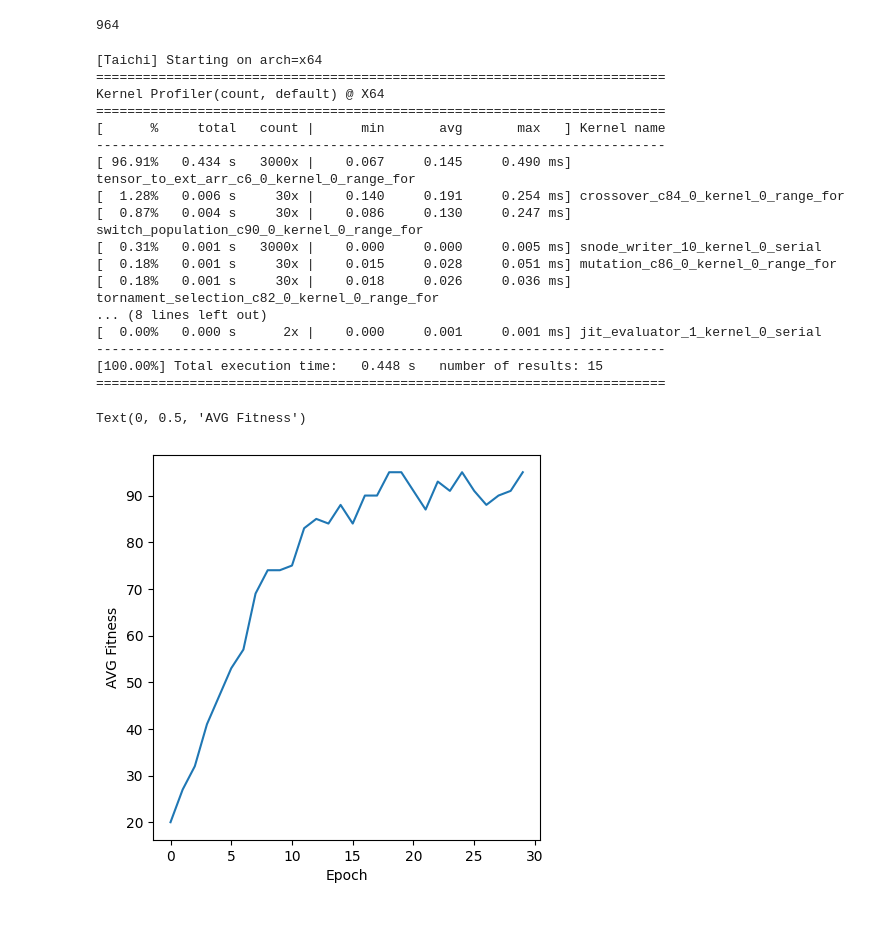
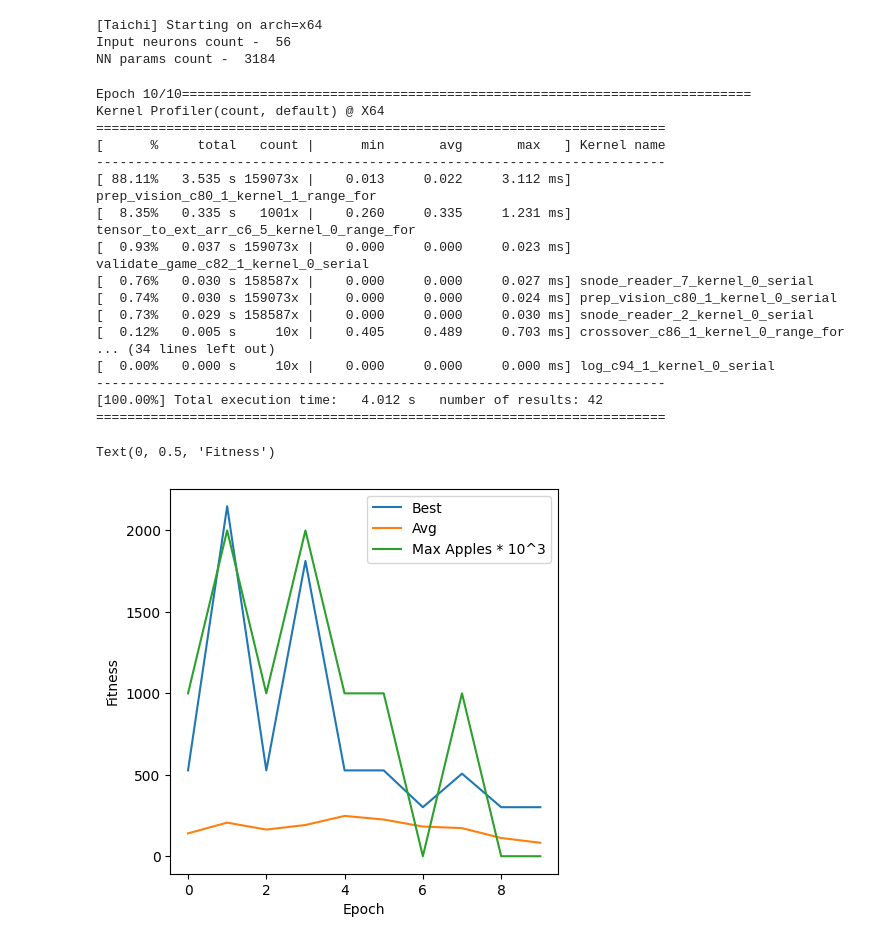
Before and after one commit to Serikuly-Miras/diploma_ga_research, a Jupyter notebook: base/snake/Snake_test.ipynb, the cells around one changed output. Drawn from its saved outputs; the diff is of its cells as text; code cells hidden in the pictures.

```diff
--- a/base/snake/Snake_test.ipynb
+++ b/base/snake/Snake_test.ipynb
@@ -9,52 +8,52 @@ import matplotlib.pyplot as plt
-# %%
-params_count = 32 * 20 + 20 * 12 + 12 * 4 + 20 + 12 + 4
-params_count
-# %% [output]
-964
 # %%
 settings = SnakeSettings(field_size=10,
                          view_depth=3,
-                         steps_without_apple=100,
-                         nn_neurons_count=[32, 20, 12, 4],
-                         nn_activations=["input", "relu", "relu", "sigmoid"],
-                         nn_params_count=params_count,
+                         steps_without_food=300,
+                         hidden_topology=[20, 12],
+                         hidden_activations=["relu", "relu"],
                          population_size=100,
-                         epochs=30,
-                         crossover_rate=0.8,
-                         mutation_rate=0.003,
-                         elitism_num=10)
+                         epochs=10,
+                         mutation_rate=0.01,
+                         elitism_num=30,
+                         auto_save_span=10)
+# %%
+snakes = SnakeGA(settings=settings)
+# %% [output]
+[Taichi] Starting on arch=x64
+Input neurons count -  56
+NN params count -  3184
 # %%
 ti.profiler.clear_kernel_profiler_info()  # clear all records
-
-snakes = SnakeGA(settings=settings)
 snakes.advance()
-
 ti.profiler.print_kernel_profiler_info(mode='count')
 # %% [output]
-[Taichi] Starting on arch=x64
-=========================================================================
+Epoch 10/10=========================================================================
 Kernel Profiler(count, default) @ X64
 =========================================================================
 [      %     total   count |      min       avg       max   ] Kernel name
 -------------------------------------------------------------------------
-[ 96.91%   0.434 s   3000x |    0.067     0.145     0.490 ms] tensor_to_ext_arr_c6_0_kernel_0_range_for
-[  1.28%   0.006 s     30x |    0.140     0.191     0.254 ms] crossover_c84_0_kernel_0_range_for
-[  0.87%   0.004 s     30x |    0.086     0.130     0.247 ms] switch_population_c90_0_kernel_0_range_for
-[  0.31%   0.001 s   3000x |    0.000     0.000     0.005 ms] snode_writer_10_kernel_0_serial
-[  0.18%   0.001 s     30x |    0.015     0.028     0.051 ms] mutation_c86_0_kernel_0_range_for
-[  0.18%   0.001 s     30x |    0.018     0.026     0.036 ms] tornament_selection_c82_0_kernel_0_range_for
-... (8 lines left out)
-[  0.00%   0.000 s      2x |    0.000     0.001     0.001 ms] jit_evaluator_1_kernel_0_serial
+[ 88.11%   3.535 s 159073x |    0.013     0.022     3.112 ms] prep_vision_c80_1_kernel_1_range_for
+[  8.35%   0.335 s   1001x |    0.260     0.335     1.231 ms] tensor_to_ext_arr_c6_5_kernel_0_range_for
+[  0.93%   0.037 s 159073x |    0.000     0.000     0.023 ms] validate_game_c82_1_kernel_0_serial
+[  0.76%   0.030 s 158587x |    0.000     0.000     0.027 ms] snode_reader_7_kernel_0_serial
+[  0.74%   0.030 s 159073x |    0.000     0.000     0.024 ms] prep_vision_c80_1_kernel_0_serial
+[  0.73%   0.029 s 158587x |    0.000     0.000     0.030 ms] snode_reader_2_kernel_0_serial
+[  0.12%   0.005 s     10x |    0.405     0.489     0.703 ms] crossover_c86_1_kernel_0_range_for
+... (34 lines left out)
+[  0.00%   0.000 s     10x |    0.000     0.000     0.000 ms] log_c94_1_kernel_0_serial
 -------------------------------------------------------------------------
-[100.00%] Total execution time:   0.448 s   number of results: 15
+[100.00%] Total execution time:   4.012 s   number of results: 42
 =========================================================================
 # %%
 from pylab import rcParams
 rcParams['figure.figsize'] = 5, 5
 
-plt.plot(snakes.history.to_numpy())
+plt.plot(snakes.best.to_numpy(), label="Best")
+plt.plot(snakes.avg.to_numpy(), label="Avg")
+plt.plot(snakes.apples.to_numpy()*1000, label="Max Apples * 10^3")
+plt.legend()
 plt.xlabel("Epoch")
-plt.ylabel("AVG Fitness")
+plt.ylabel("Fitness")
 # %% [output]
-Text(0, 0.5, 'AVG Fitness')
+Text(0, 0.5, 'Fitness')
-[figure, old version]
+[figure, new version]
```
Also changed, not shown: parts of 2 cells of this notebook, 4 other files.
